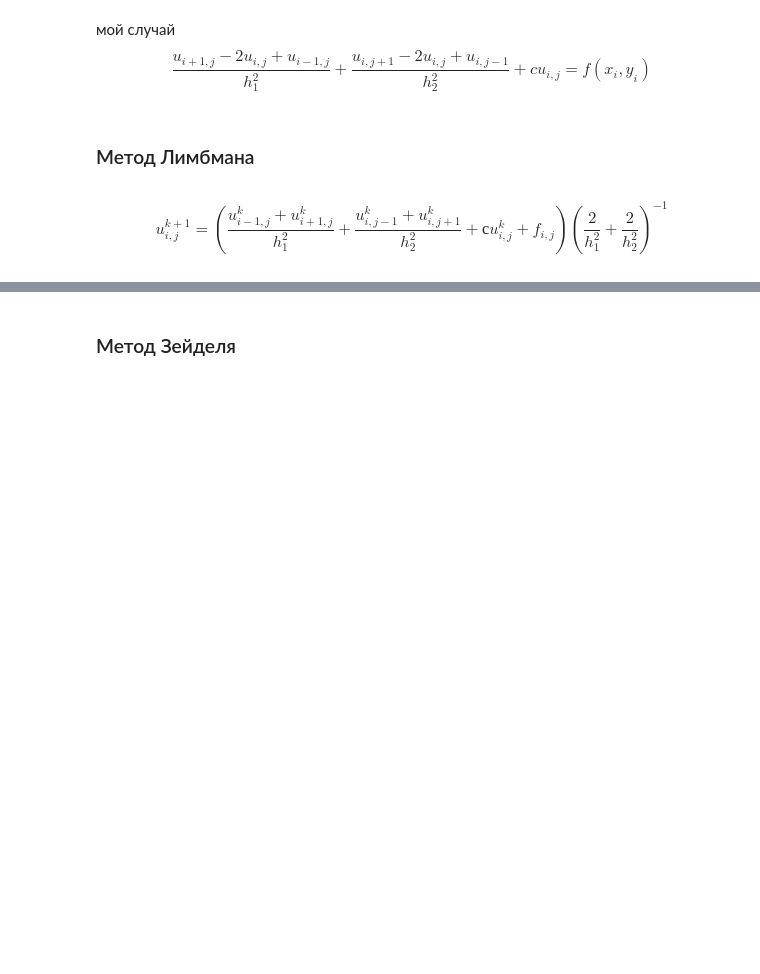
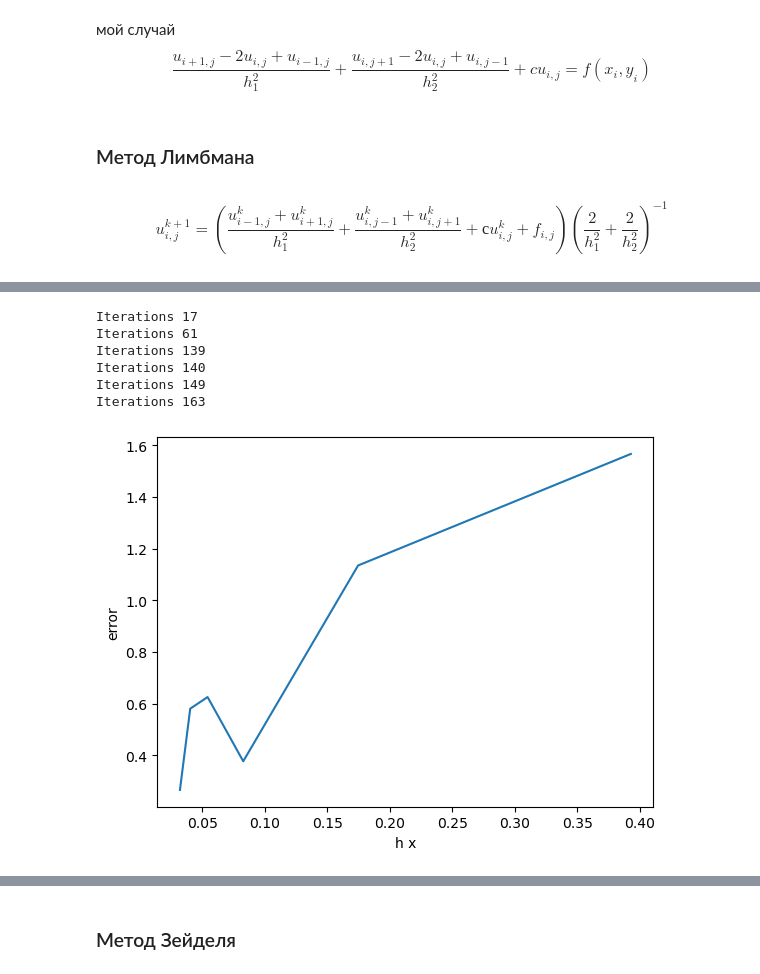
Before and after one commit to JRTitor/Numer2, a Jupyter notebook: lab3.ipynb, the cells around one changed output, grey strips where cells are left out. Drawn from its saved outputs; the diff is of its cells as text; code cells hidden in the pictures; blank space fills up the shorter version.

```diff
--- a/lab3.ipynb
+++ b/lab3.ipynb
@@ -100,7 +100,7 @@ def get_error_array_with_h(N:list, x_left:float, x_right:float, y_left:float, y_
     return H, ERROR
 # %%
 def h_error_plot(H:list, ERROR:list, s:str=' x') -> None:
-    plt.plot(H, ERROR)
+    plt.plot(H, ERROR[::-1])
     plt.xlabel("h" + s)
     plt.ylabel("error")
     plt.show()
@@ -115,6 +115,9 @@ def get_y(y0:float, y_end:float, h:float) -> list:
 
 def get_x(x_0:float, x_l:float, h:float) -> list:
     return [i for i in frange(x_0, x_l+h, h)]
+# %%
+def avg(N:List[int]) -> int:
+    return sum(N) / (len(N))
 # %% [markdown]
 Отношение конечной разности по схеме
 
@@ -145,8 +148,8 @@ def border_conds(U_values:List[List[float]], X:List[float], Y:List[float]) -> No
 
 def error(U_prev:List[List[float]], U_values:List[List[float]]) -> float:
     eps = 0
-    for i in range(len(U_prev)):
-        for j in range(len(U_prev[0])):
+    for i in range(len(U_values)):
+        for j in range(len(U_values[0])):
             eps = max(eps, abs(U_prev[i][j] - U_values[i][j]))
     return eps
 
@@ -173,7 +176,7 @@ def limbman(x_left:float, x_right:float, y_left:float, y_right:float, a:float, b
                 U_values[i][j] = ((U_prev[i-1][j] +  U_prev[i+1][j]) / hx**2 + (U_prev[i][j-1] + U_prev[i][j+1]) / hy**2  + c * U_prev[i][j] - f(X[j], Y[i])) * ((hx**2 * hy**2) / (2 * (hx**2 + hy**2)))
         cnt +=1
 
-    print(cnt)
+    print('Iterations', cnt)
     return X, Y, U_values
 # %%
 X, Y, UU = limbman(x_left, x_right, y_left, y_right, a, b, c, d=0, eps=0.0005, n_x=40, n_y=50)
@@ -189,0 +188,13 @@ h_error_plot(H_Y1, ERROR_Y1)
+# %%
+N = [5, 10, 20, 30, 40, 50]
+# %%
+H_X1, ERROR_X1 = get_error_array_with_h(N, x_left, x_right, y_left, y_right, a, b, c, d=0, eps=0.0005, n_x=20, n_y=avg(N), find_u=limbman)
+h_error_plot(H_X1, ERROR_X1)
+# %% [output]
+Iterations 17
+Iterations 61
+Iterations 139
+Iterations 140
+Iterations 149
+Iterations 163
+[figure, added]
```
Also changed, not shown: parts of 18 cells of this notebook.
